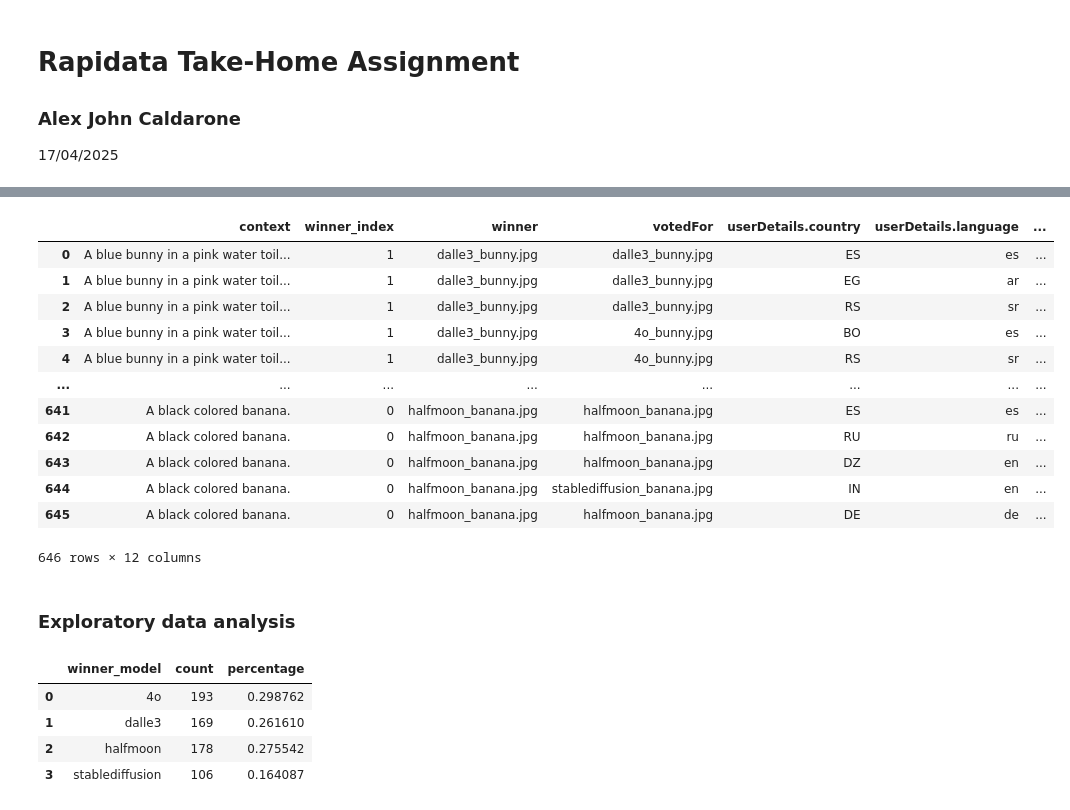
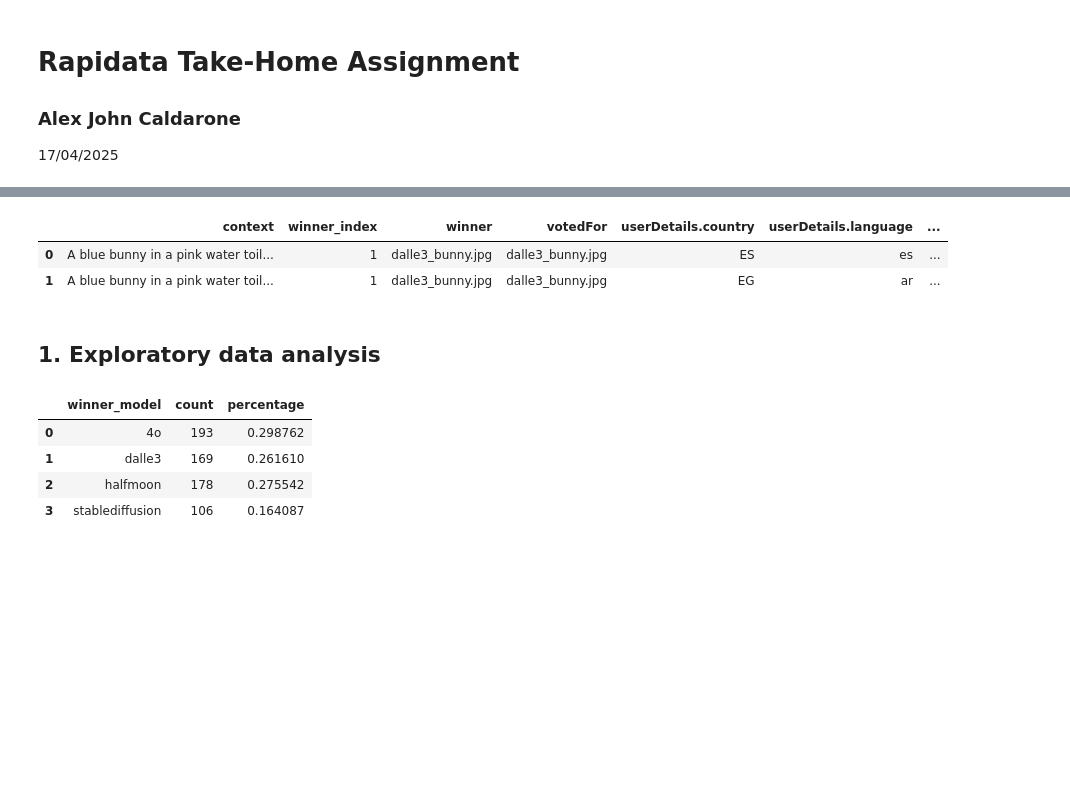
Before and after one commit to alexcaldarone/rapidata-takehome, a Jupyter notebook: rapidata_takehome.ipynb, the cells around one changed output, grey strips where cells are left out. Cells and saved outputs as stored; diff of their text form; code cells hidden in the pictures; blank space fills up the shorter version.

```diff
--- a/rapidata_takehome.ipynb
+++ b/rapidata_takehome.ipynb
@@ -34,6 +55,6 @@ plt.rcParams.update({
     'figure.dpi': 150
 })
 # %%
-with open("results.json") as f:
+with open("data/results.json") as f:
     results = json.load(f)
 # %%
@@ -87,21 +90,11 @@ df_exploded[["model1", "model2"]] = df_exploded.apply(lambda x: get_model_name_f
 # %%
 df_exploded = df_exploded.drop(columns=["detailedResults", "aggregatedResults", "aggregatedResultsRatios", "summedUserScores", "summedUserScoresRatios"])
 # %%
-df_exploded
+df_exploded[0:2]
 # %% [output]
 |  | context | winner_index | winner | votedFor | userDetails.country | userDetails.language | ... |
 | 0 | A blue bunny in a pink water toil... | 1 | dalle3_bunny.jpg | dalle3_bunny.jpg | ES | es | ... |
 | 1 | A blue bunny in a pink water toil... | 1 | dalle3_bunny.jpg | dalle3_bunny.jpg | EG | ar | ... |
-| 2 | A blue bunny in a pink water toil... | 1 | dalle3_bunny.jpg | dalle3_bunny.jpg | RS | sr | ... |
-| 3 | A blue bunny in a pink water toil... | 1 | dalle3_bunny.jpg | 4o_bunny.jpg | BO | es | ... |
-| 4 | A blue bunny in a pink water toil... | 1 | dalle3_bunny.jpg | 4o_bunny.jpg | RS | sr | ... |
-| ... | ... | ... | ... | ... | ... | ... | ... |
-| 641 | A black colored banana. | 0 | halfmoon_banana.jpg | halfmoon_banana.jpg | ES | es | ... |
-| 642 | A black colored banana. | 0 | halfmoon_banana.jpg | halfmoon_banana.jpg | RU | ru | ... |
-| 643 | A black colored banana. | 0 | halfmoon_banana.jpg | halfmoon_banana.jpg | DZ | en | ... |
-| 644 | A black colored banana. | 0 | halfmoon_banana.jpg | stablediffusion_banana.jpg | IN | en | ... |
-| 645 | A black colored banana. | 0 | halfmoon_banana.jpg | halfmoon_banana.jpg | DE | de | ... |
-646 rows × 12 columns
 # %%
 df_exploded["winner_model"] = df_exploded.apply(lambda x: x["winner"].split("_")[0], axis=1)
 # %%
@@ -120,5 +102,5 @@ df_exploded["voted_for_model"] = df_exploded.apply(lambda x: x["votedFor"].split
 # %% [markdown]
-### Exploratory data analysis
+## 1. Exploratory data analysis
 # %%
 # overall, which one was the preferred model?
 
```
Also changed, not shown: parts of 35 cells of this notebook, 9 other files.
